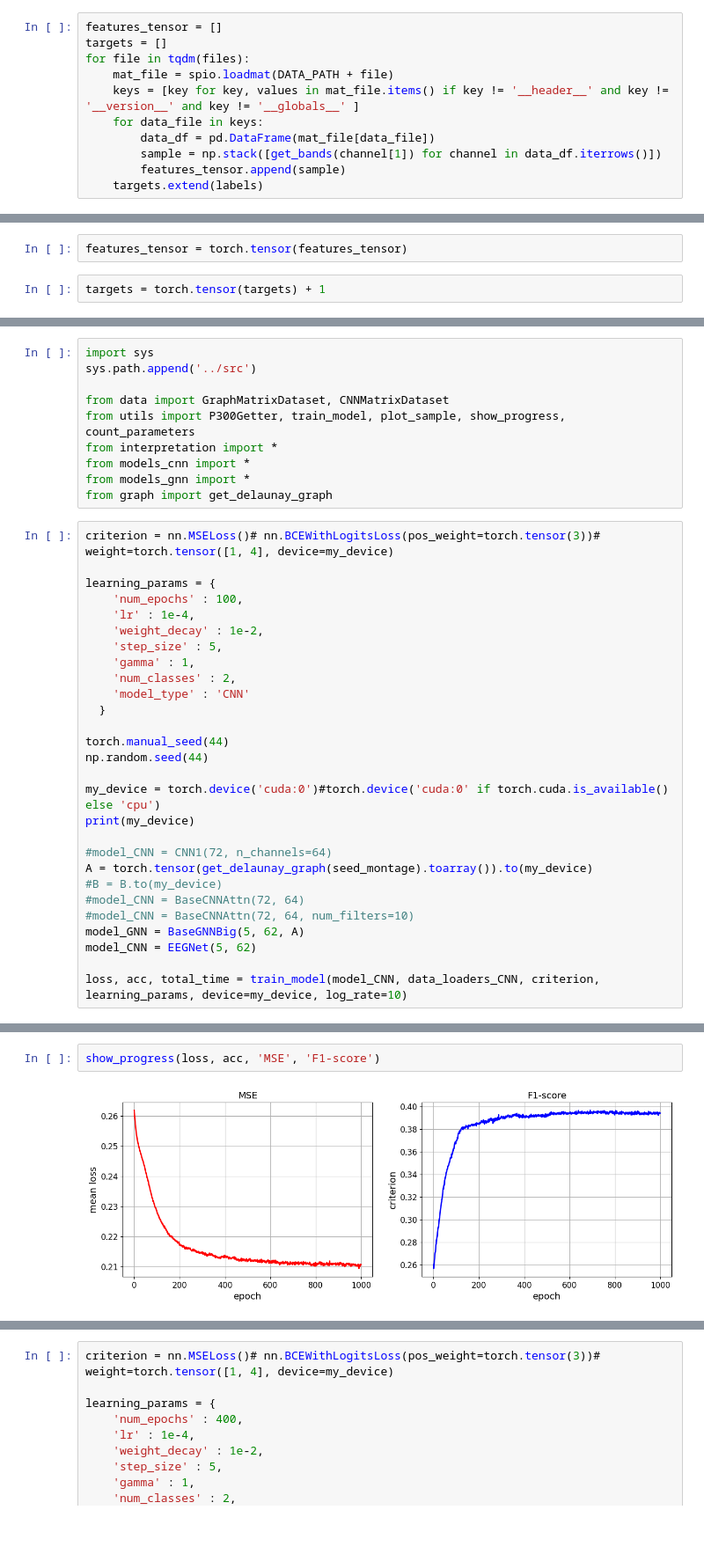
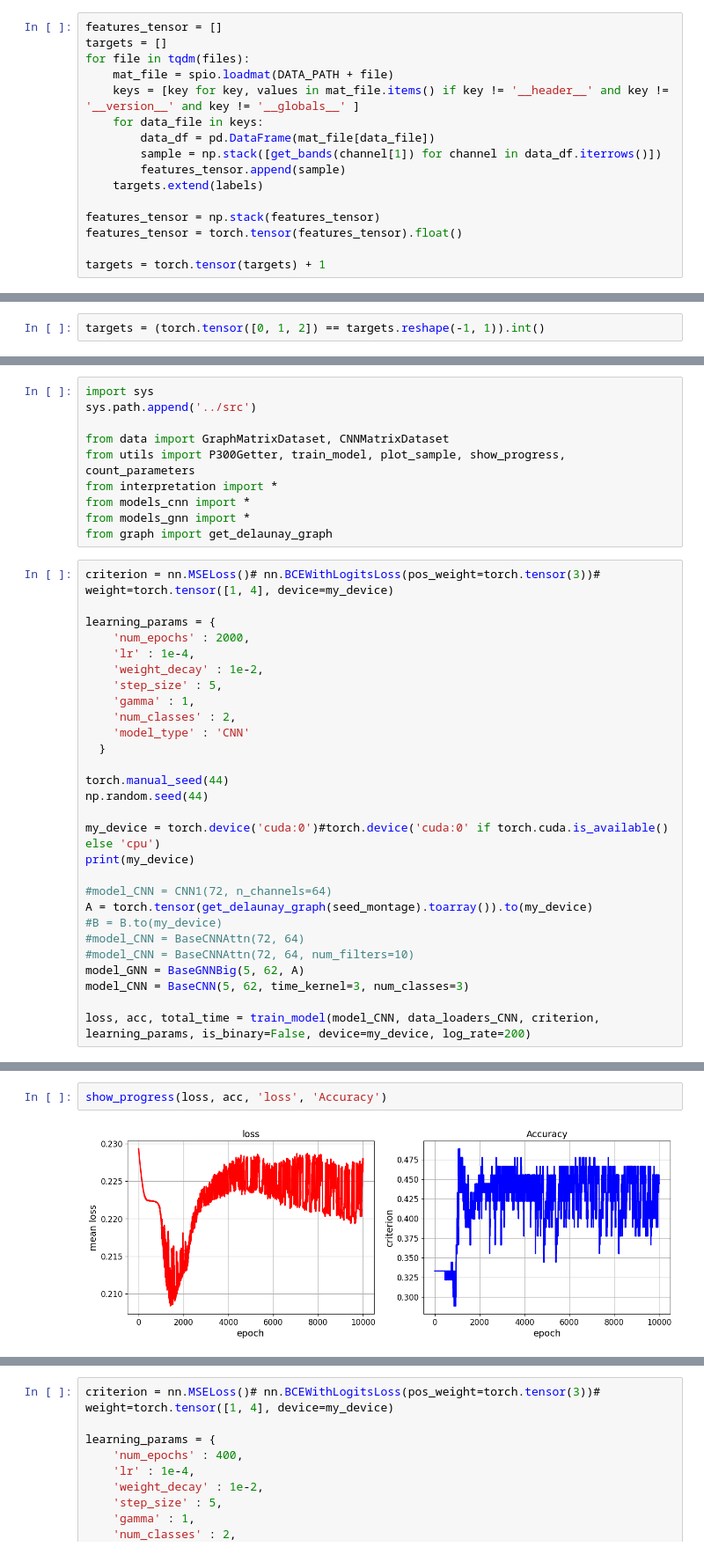
Before and after one commit to Sidl419/pattern_recognition, a Jupyter notebook: notebooks/seed_exp.ipynb, the cells around one changed output, grey strips where cells are left out. Shown at 88% size. Saved outputs shown, nothing was run; the diff lists cells and outputs as text; blank space fills up the shorter version.

```diff
--- a/notebooks/seed_exp.ipynb
+++ b/notebooks/seed_exp.ipynb
@@ -115,3 +115,8 @@ for file in tqdm(files):
         sample = np.stack([get_bands(channel[1]) for channel in data_df.iterrows()])
         features_tensor.append(sample)
     targets.extend(labels)
+
+features_tensor = np.stack(features_tensor)
+features_tensor = torch.tensor(features_tensor).float()
+
+targets = torch.tensor(targets) + 1
@@ -120,7 +123,5 @@ features_tensor = np.stack(features_tensor)
-# %%
-features_tensor = torch.tensor(features_tensor)
 # %%
-targets = torch.tensor(targets) + 1
+targets = (torch.tensor([0, 1, 2]) == targets.reshape(-1, 1)).int()
 # %%
 train_A_dataset = CNNMatrixDataset(tensors=(features_tensor[:-90], targets[:-90]), with_target=True, transform=None)
 test_A_dataset = CNNMatrixDataset(tensors=(features_tensor[-90:], targets[-90:]), with_target=True, transform=None)
@@ -145,7 +146,7 @@ from graph import get_delaunay_graph
 criterion = nn.MSELoss()# nn.BCEWithLogitsLoss(pos_weight=torch.tensor(3))# weight=torch.tensor([1, 4], device=my_device)
 
 learning_params = {
-    'num_epochs' : 100,
+    'num_epochs' : 2000,
     'lr' : 1e-4,
     'weight_decay' : 1e-2,
     'step_size' : 5,
@@ -166,8 +167,8 @@ A = torch.tensor(get_delaunay_graph(seed_montage).toarray()).to(my_device)
 #model_CNN = BaseCNNAttn(72, 64)
 #model_CNN = BaseCNNAttn(72, 64, num_filters=10)
 model_GNN = BaseGNNBig(5, 62, A)
-model_CNN = EEGNet(5, 62)
+model_CNN = BaseCNN(5, 62, time_kernel=3, num_classes=3)
 
-loss, acc, total_time = train_model(model_CNN, data_loaders_CNN, criterion, learning_params, device=my_device, log_rate=10)
+loss, acc, total_time = train_model(model_CNN, data_loaders_CNN, criterion, learning_params, is_binary=False, device=my_device, log_rate=200)
 # %% [output]
 cuda:0
@@ -179,4 +195,4 @@ count_parameters(model_CNN)
 # %%
-show_progress(loss, acc, 'MSE', 'F1-score')
+show_progress(loss, acc, 'loss', 'Accuracy')
 # %% [output]
-[figure, old version]
+[figure, new version]
```
Also changed, not shown: parts of 9 cells of this notebook, 4 other files.
